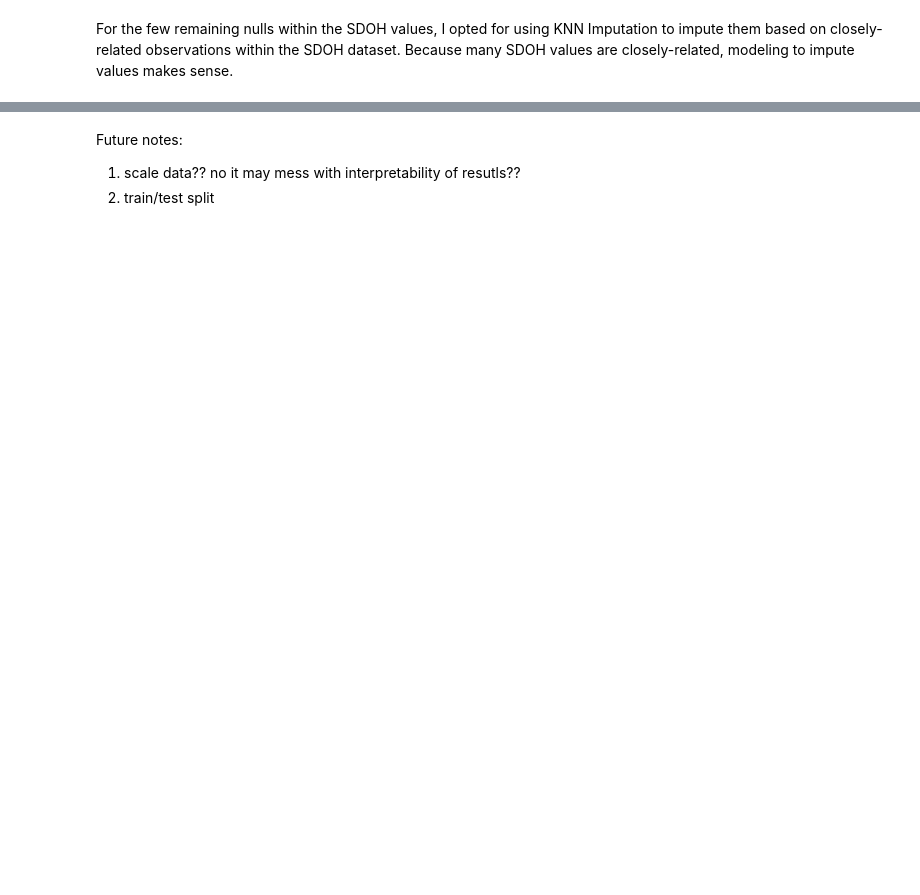
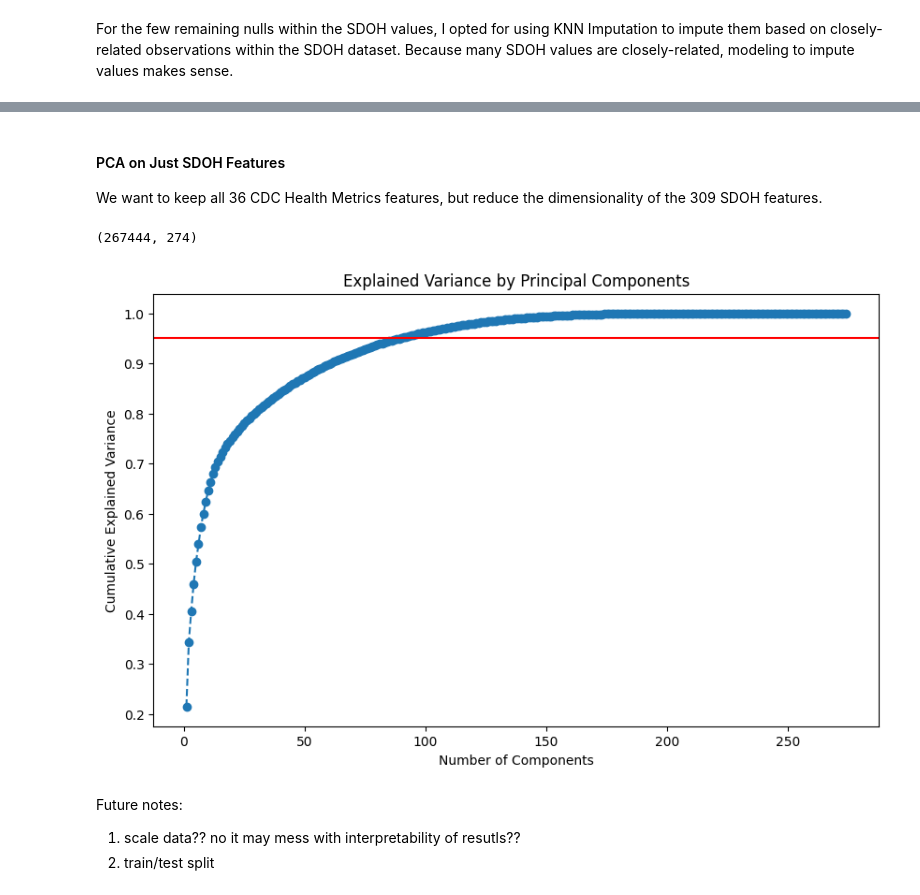
Before and after one commit to shailja-somani-0/ADS-599-Capstone, a Jupyter notebook: Jupyter_Notebooks/3_Modeling.ipynb, the cells around one changed output, grey strips where cells are left out. Drawn from its saved outputs; the diff is of its cells as text; code cells hidden in the pictures; blank space fills up the shorter version.

```diff
--- a/Jupyter_Notebooks/3_Modeling.ipynb
+++ b/Jupyter_Notebooks/3_Modeling.ipynb
@@ -49,0 +67,8 @@ We have many columns in our dataset due to the wealth of SDOH information we hav
+# %%
+# Scale features (X)
+scaler = StandardScaler()
+full_data_X_scaled = scaler.fit_transform(full_data_X)
+# Convert back to df for ease of selecting cols below
+full_data_X_scaled = pd.DataFrame(full_data_X_scaled, columns=full_data_X.columns)
+# Ensure dimensions haven't changed
+full_data_X_scaled.shape
@@ -149,7 +178,7 @@ dtype: int64
 Almost all of these columns with many nulls are race-related columns. Our stomach cancer mortality dataset already captures race data, so we don't need these columns. The few other columns with >2000 nulls are related to how long the commute workers must take to work on public transportation is and the median income of grandparent-led households. I am comfortable dropping these columns because we are still retaining columns regarding general median household income and how many workers do not have access to cars.
 # %%
 # Drop race-related and above discussed columns
-model_df_2 = full_data.drop(columns=['ACS_PCT_AIAN_FEMALE',
+model_df_2 = full_data_X_scaled.drop(columns=['ACS_PCT_AIAN_FEMALE',
  'ACS_PCT_AIAN_MALE',
  'ACS_PCT_ASIAN_FEMALE',
  'ACS_PCT_ASIAN_MALE',
@@ -214,3 +243,9 @@ dtype: int64
 For the few remaining nulls within the SDOH values, I opted for using KNN Imputation to impute them based on closely-related observations within the SDOH dataset. Because many SDOH values are closely-related, modeling to impute values makes sense.
 # %%
 # KNN Imputation with k=5 to not become too computationally expensive given how many observations we have
+imputer = KNNImputer(n_neighbors=5)
+imputed_data = imputer.fit_transform(model_df_2)
+
+# Convert the imputed data back to a df for ease of working with further
+model_df_2_imputed = pd.DataFrame(imputed_data, columns=model_df_2.columns)
+model_df_2_imputed.head()
@@ -217,3 +259,31 @@ For the few remaining nulls within the SDOH values, I opted for using KNN Imputa
+# %% [markdown]
+#### PCA on Just SDOH Features
+We want to keep all 36 CDC Health Metrics features, but reduce the dimensionality of the 309 SDOH features.
+# %%
+# Select just SDOH features from imputed dataset
+imputed_sdoh_cols = model_df_2_imputed[[col for col in model_df_2_imputed.columns if col.startswith('ACS_')]]
+imputed_sdoh_cols.shape
+# %% [output]
+(267444, 274)
+# %%
+# Perform PCA on SDOH cols & plot explained variance ratio to determine optimal number of components
+pca = PCA()
+pca.fit(imputed_sdoh_cols)
+
+# Plot the explained variance ratio
+explained_variance_ratio = np.cumsum(pca.explained_variance_ratio_)
+
+import matplotlib.pyplot as plt
+
+plt.figure(figsize=(10, 6))
+plt.plot(range(1, len(explained_variance_ratio) + 1), explained_variance_ratio, marker='o', linestyle='--')
+plt.xlabel('Number of Components')
+plt.ylabel('Cumulative Explained Variance')
+plt.title('Explained Variance by Principal Components')
+plt.axhline(y=0.95, color='r', linestyle='-')
+plt.show()
+# %% [output]
+[figure, added]
 # %% [markdown]
 Future notes:
 1. scale data?? no it may mess with interpretability of resutls??
```
Also changed, not shown: parts of 13 cells of this notebook.
